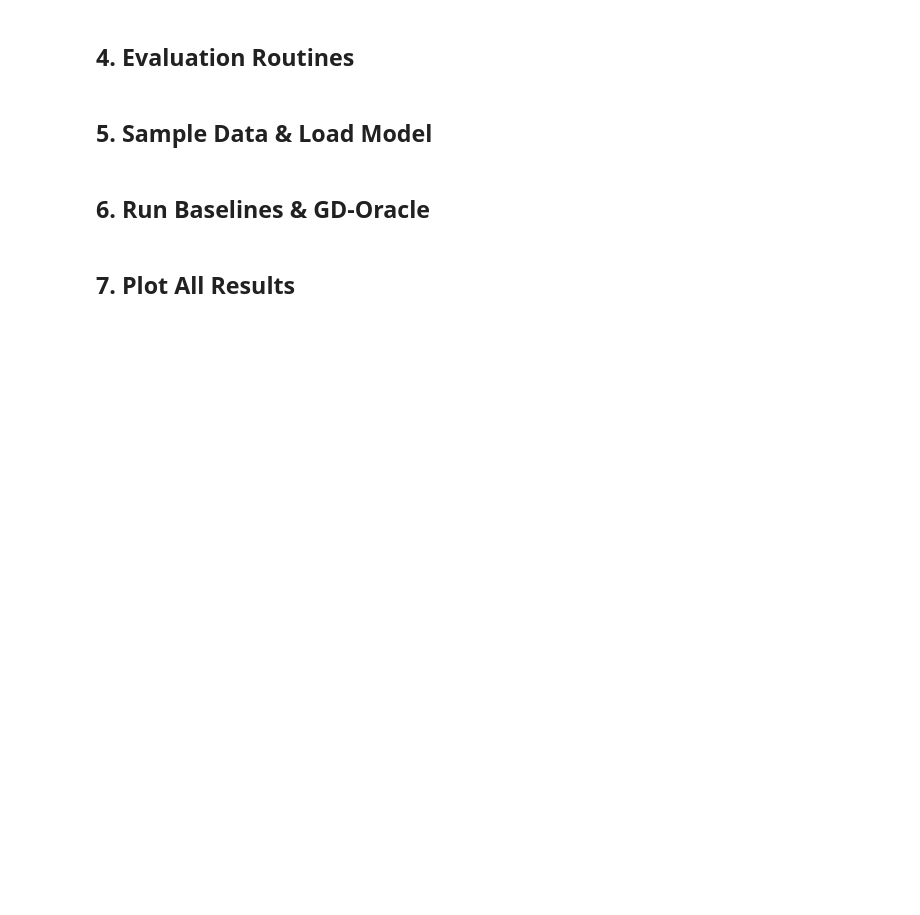
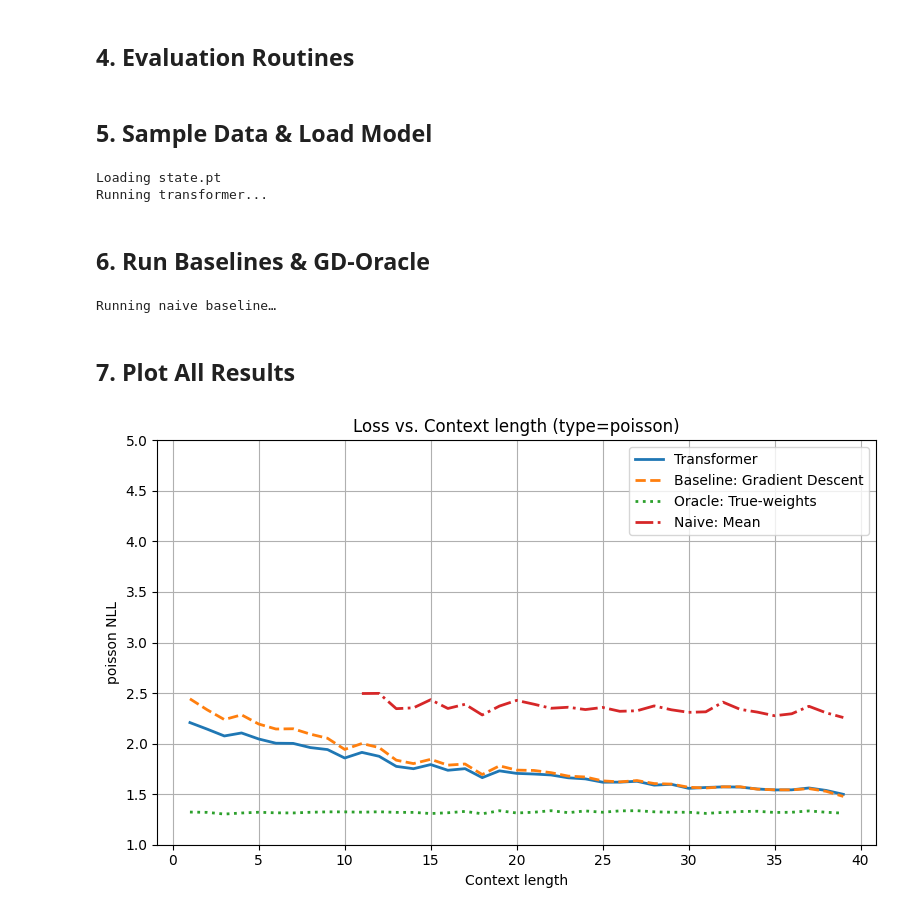
Before and after one commit to Logo96/in-context-learning-GLM, a Jupyter notebook: src/eval.ipynb, the cells around one changed output. Saved outputs shown, nothing was run; the diff lists cells and outputs as text; code cells hidden in the pictures; blank space fills up the shorter version.

```diff
--- a/src/eval.ipynb
+++ b/src/eval.ipynb
@@ -51,6 +53,6 @@ model_conf = SimpleNamespace(**cfg["model"])
 task_kwargs = cfg["training"]["task_kwargs"]
 scale = task_kwargs.get("scaling", 1.0)
 r_val = task_kwargs.get("r", None) or r_val
-n_train = cfg["model"["n_positions"]]
+n_train = cfg["model"]["n_positions"]
 
 print(f"n_dims={model_conf.n_dims}, scale={scale}, r={r_val}")
@@ -98,11 +104,15 @@ def nb_loss_fn(preds, targets, r, **kw):
 ## 4. Evaluation Routines
 # %%
 from tqdm import tqdm
+loss_fn = LOSS_REGISTRY[loss_type]
+
+def get_logits(xs, ws):
+    logits = (xs @ ws).squeeze(-1).clamp(-4, 4)
+    return logits
 
 # 4.1 Transformer evaluation
 def evaluate_transformer(model, xs_all, ys_all, loss_type="poisson", r=None):
     model.eval()
-    loss_fn = LOSS_REGISTRY[loss_type]
     with torch.no_grad():
         out = model(xs_all, ys_all)
         per_pos = loss_fn(out, ys_all, r=r).mean(dim=0)
@@ -123,7 +133,7 @@ def evaluate_oracle_gd(xs_all, ys_all, lr, max_steps, tol, scale=1.0, r=None, lo
         opt = torch.optim.Adam([w_hat], lr=lr)
         prev = float("inf")
         for step in range(max_steps):
-            logits = (xs_tr @ w_hat).squeeze(-1).clamp(-4,4)
+            logits = get_logits(xs_tr, w_hat)
             loss = loss_fn(logits, ys_tr, r=r).mean()
             loss = loss + (0.5/scale**2)*w_hat.pow(2).sum()/(n_tasks*t)
             if abs(prev - loss.item()) < tol:
@@ -132,7 +142,7 @@ def evaluate_oracle_gd(xs_all, ys_all, lr, max_steps, tol, scale=1.0, r=None, lo
             opt.zero_grad(); loss.backward(); opt.step()
 
         with torch.no_grad():
-            logits_te = (xs_te @ w_hat).squeeze(-1).clamp(-4,4)
+            logits_te = get_logits(xs_te, w_hat)
             loss_te = loss_fn(logits_te, ys_te, r=r).mean().item()
         all_losses.append(loss_te)
     return all_losses
@@ -144,28 +154,21 @@ def evaluate_oracle_true(xs_all, ys_all, ws, loss_type="poisson", r=None):
     for t in range(1, n_points):
         x_te = xs_all[:, t:t+1, :]
         y_te = ys_all[:, t:t+1]
-        logits = (x_te @ ws).squeeze(-1).clamp(-4,4)
-        if loss_type == "poisson":
-            loss = PoissonNLLLoss(log_input=True, full=True, reduction="none")(logits, y_te)
-            losses.append(loss.mean().item())
-        else:
-            mu = torch.exp(logits)
-            r_t = torch.tensor(r, device=mu.device, dtype=mu.dtype)
-            probs = r_t/(r_t+mu)
-            dist = torch.distributions.NegativeBinomial(total_count=r_t, probs=probs)
-            losses.append(( -dist.log_prob(y_te) ).mean().item())
+        logits = get_logits(x_te, ws)
+        loss = loss_fn(logits, y_te, r=r).mean()
+        losses.append(loss.item())
     return losses
 
 # 4.4 Naive‑mean baseline
 def evaluate_naive(ys_all):
     _, n_points = ys_all.shape
     losses = []
-    fn = PoissonNLLLoss(log_input=False, full=True, reduction="none")
     for t in range(1, n_points):
         y_tr = ys_all[:, :t]
         y_te = ys_all[:, t:t+1]
         pred = y_tr.mean(dim=1, keepdim=True)
-        loss = fn(pred, y_te).mean().item()
+        # loss_func expects log input
+        loss = loss_fn(torch.log(pred), y_te).mean().item()
         losses.append(loss)
     return losses
 # %% [markdown]
@@ -191,17 +194,22 @@ model.load_state_dict(state.get("model_state_dict", state))
 
 print("Running transformer...")
 trans_losses = evaluate_transformer(model, xs_all, ys_all, loss_type, r_val)
+# %% [output]
+Loading state.pt
+Running transformer...
 # %% [markdown]
 ## 6. Run Baselines & GD‑Oracle
 # %%
-print("Running GD‑oracle…")
-gd_losses    = evaluate_oracle_gd(
-    xs_all, ys_all, lr, max_steps, tol,
-    scale=scale, r=r_val, loss_type=loss_type
-)
+# print("Running GD‑oracle…")
+# gd_losses    = evaluate_oracle_gd(
+#     xs_all, ys_all, lr, max_steps, tol,
+#     scale=scale, r=r_val, loss_type=loss_type
+# )
 
-print("Running true‑weights oracle…")
-true_losses  = evaluate_oracle_true(xs_all, ys_all, ws_true, loss_type, r_val)
+# print("Running true‑weights oracle…")
+# true_losses  = evaluate_oracle_true(xs_all, ys_all, ws_true, loss_type, r_val)
 
 print("Running naive baseline…")
 naive_losses = evaluate_naive(ys_all.cpu())
+# %% [output]
+Running naive baseline…
@@ -215,20 +218,22 @@ print(len(trans_losses))
 # %%
 x_label = "Context length"
 y_label = f"{loss_type} Loss"
 title = f"Loss vs. Context length (type={loss_type})"
 
 ctx = list(range(1, n_train))
 plt.figure(figsize=(8,5))
 plt.plot(ctx, trans_losses[1:], label="Transformer", linewidth=2)
 plt.plot(ctx, gd_losses,    label="Baseline: Gradient Descent", linestyle="--", linewidth=2)
 plt.plot(ctx, true_losses,  label="Oracle: True‑weights", linestyle=":", linewidth=2)
 plt.plot(ctx, naive_losses, label="Naive: Mean", linestyle="-.", linewidth=2)
 
 plt.xlabel("Context length")
 plt.ylabel(f"{loss_type} NLL")
 plt.title(f"Loss vs. Context length (type={loss_type})")
 plt.legend(loc="upper right")
-plt.ylim(1.0,3.5)
+plt.ylim(1.0, 5)
 plt.grid(True)
 plt.tight_layout()
 plt.show()
+# %% [output]
+[figure, added]
```
Also changed, not shown: parts of 3 cells of this notebook.
